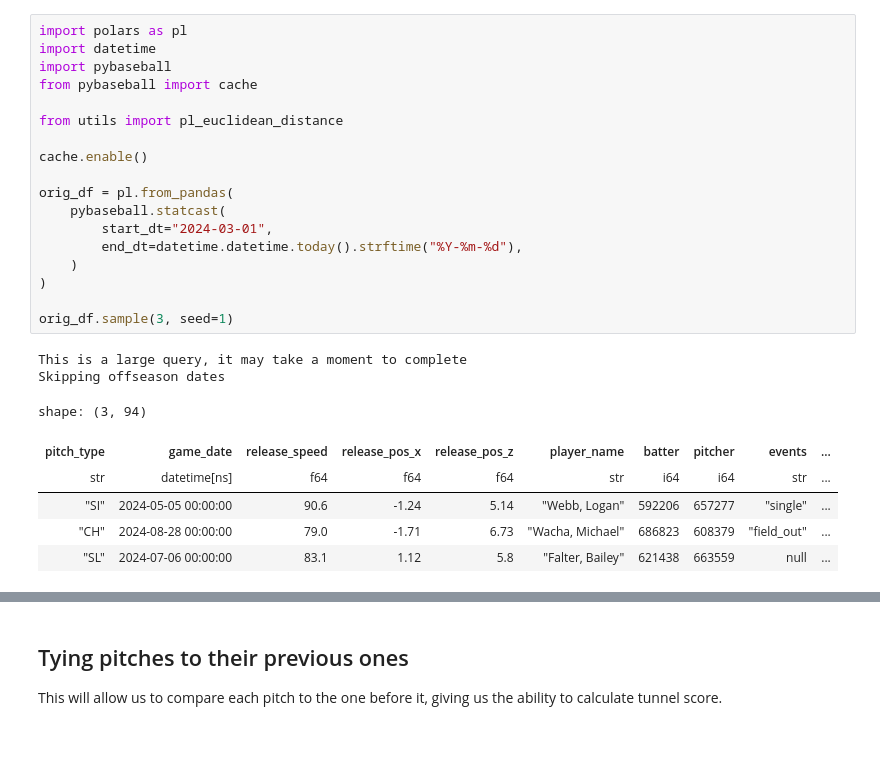
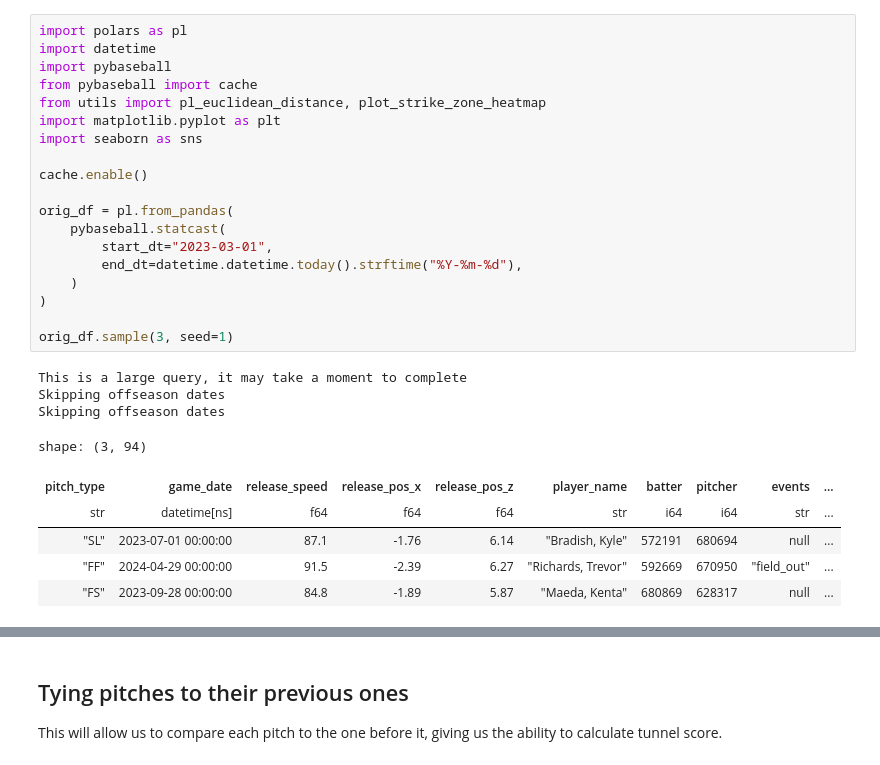
Before and after one commit to Jensen-holm/TunnelScoreEDA, a Jupyter notebook: main.ipynb, the cells around one changed output, grey strips where cells are left out. Saved outputs shown, nothing was run; the diff lists cells and outputs as text.

```diff
--- a/main.ipynb
+++ b/main.ipynb
@@ -6,27 +7,29 @@ Sep. 2024
 # %%
 import polars as pl
 import datetime
 import pybaseball
 from pybaseball import cache
-
-from utils import pl_euclidean_distance
+from utils import pl_euclidean_distance, plot_strike_zone_heatmap
+import matplotlib.pyplot as plt
+import seaborn as sns
 
 cache.enable()
 
 orig_df = pl.from_pandas(
     pybaseball.statcast(
-        start_dt="2024-03-01",
+        start_dt="2023-03-01",
         end_dt=datetime.datetime.today().strftime("%Y-%m-%d"),
     )
 )
 
 orig_df.sample(3, seed=1)
 # %% [output]
 This is a large query, it may take a moment to complete
 Skipping offseason dates
+Skipping offseason dates
 shape: (3, 94)
 | pitch_type | game_date | release_speed | release_pos_x | release_pos_z | player_name | batter | pitcher | events | ... |
 | str | datetime[ns] | f64 | f64 | f64 | str | i64 | i64 | str | ... |
-| "SI" | 2024-05-05 00:00:00 | 90.6 | -1.24 | 5.14 | "Webb, Logan" | 592206 | 657277 | "single" | ... |
-| "CH" | 2024-08-28 00:00:00 | 79.0 | -1.71 | 6.73 | "Wacha, Michael" | 686823 | 608379 | "field_out" | ... |
-| "SL" | 2024-07-06 00:00:00 | 83.1 | 1.12 | 5.8 | "Falter, Bailey" | 621438 | 663559 | null | ... |
+| "SL" | 2023-07-01 00:00:00 | 87.1 | -1.76 | 6.14 | "Bradish, Kyle" | 572191 | 680694 | null | ... |
+| "FF" | 2024-04-29 00:00:00 | 91.5 | -2.39 | 6.27 | "Richards, Trevor" | 592669 | 670950 | "field_out" | ... |
+| "FS" | 2023-09-28 00:00:00 | 84.8 | -1.89 | 5.87 | "Maeda, Kenta" | 680869 | 628317 | null | ... |
```
Also changed, not shown: parts of 15 cells of this notebook, 3 other files.
